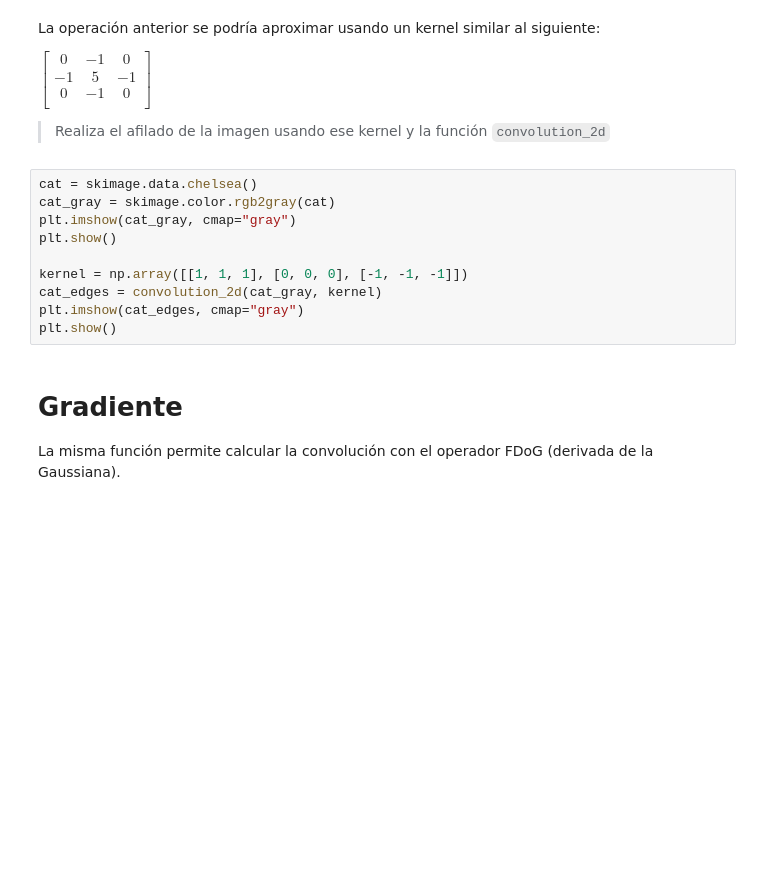
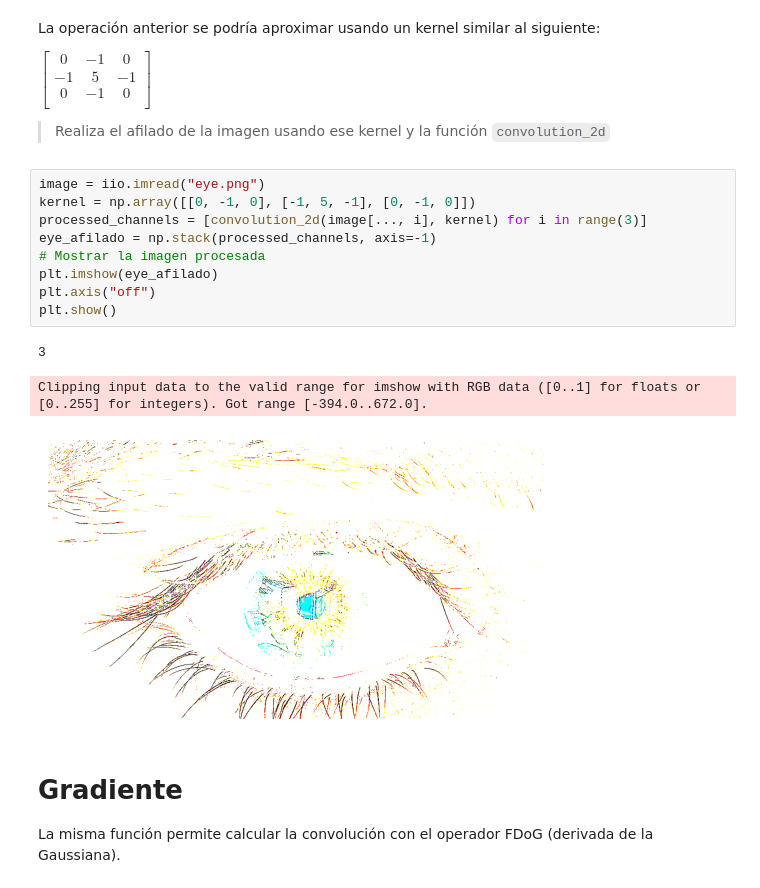
Before and after one commit to uo288207/vision_artificial, a Jupyter notebook: Prac04-Filtros.ipynb, the cells around one changed output. Saved outputs shown, nothing was run; the diff lists cells and outputs as text; blank space fills up the shorter version.

```diff
--- a/Prac04-Filtros.ipynb
+++ b/Prac04-Filtros.ipynb
@@ -221,16 +254,19 @@ $
 $
 
 > Realiza el afilado de la imagen usando ese kernel y la función `convolution_2d`
-# %%
-cat = skimage.data.chelsea()
-cat_gray = skimage.color.rgb2gray(cat)
-plt.imshow(cat_gray, cmap="gray")
-plt.show()
-
-kernel = np.array([[1, 1, 1], [0, 0, 0], [-1, -1, -1]])
-cat_edges = convolution_2d(cat_gray, kernel)
-plt.imshow(cat_edges, cmap="gray")
-plt.show()
+# %%
+image = iio.imread("eye.png")
+kernel = np.array([[0, -1, 0], [-1, 5, -1], [0, -1, 0]])
+processed_channels = [convolution_2d(image[..., i], kernel) for i in range(3)]
+eye_afilado = np.stack(processed_channels, axis=-1)
+# Mostrar la imagen procesada
+plt.imshow(eye_afilado)
+plt.axis("off")
+plt.show()
+# %% [output]
+3
+Clipping input data to the valid range for imshow with RGB data ([0..1] for floats or [0..255] for integers). Got range [-394.0..672.0].
+[figure, added]
 # %% [markdown]
 # Gradiente
 
```
Also changed, not shown: parts of 3 cells of this notebook.
